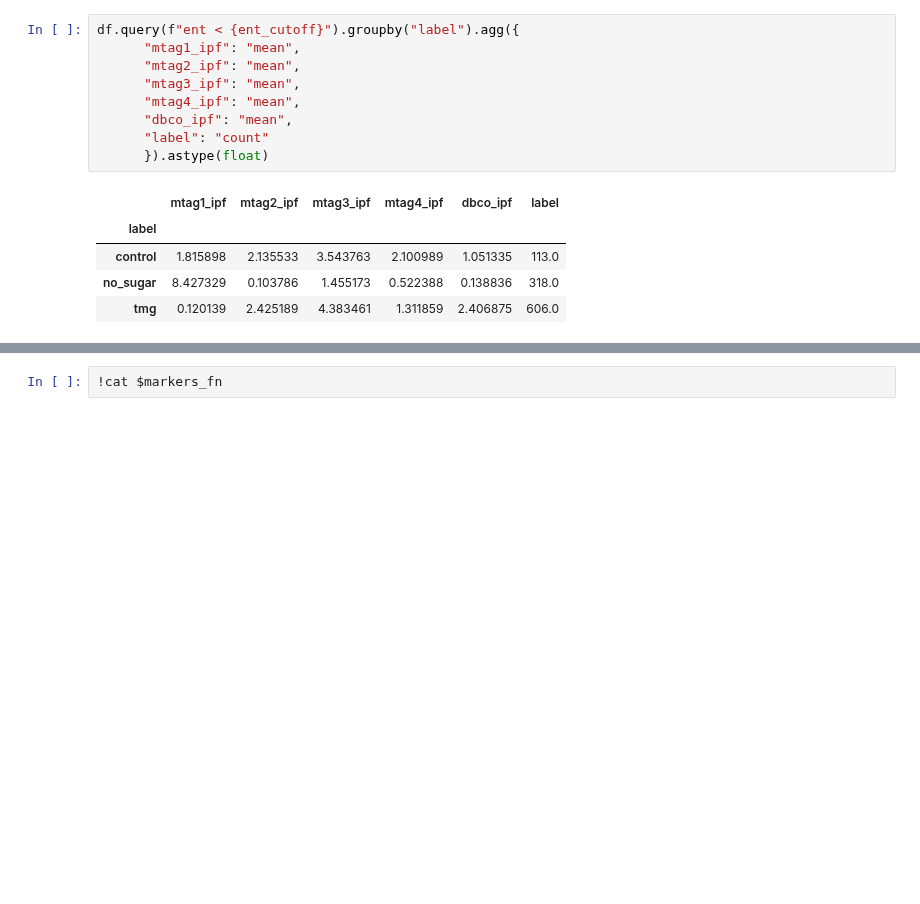
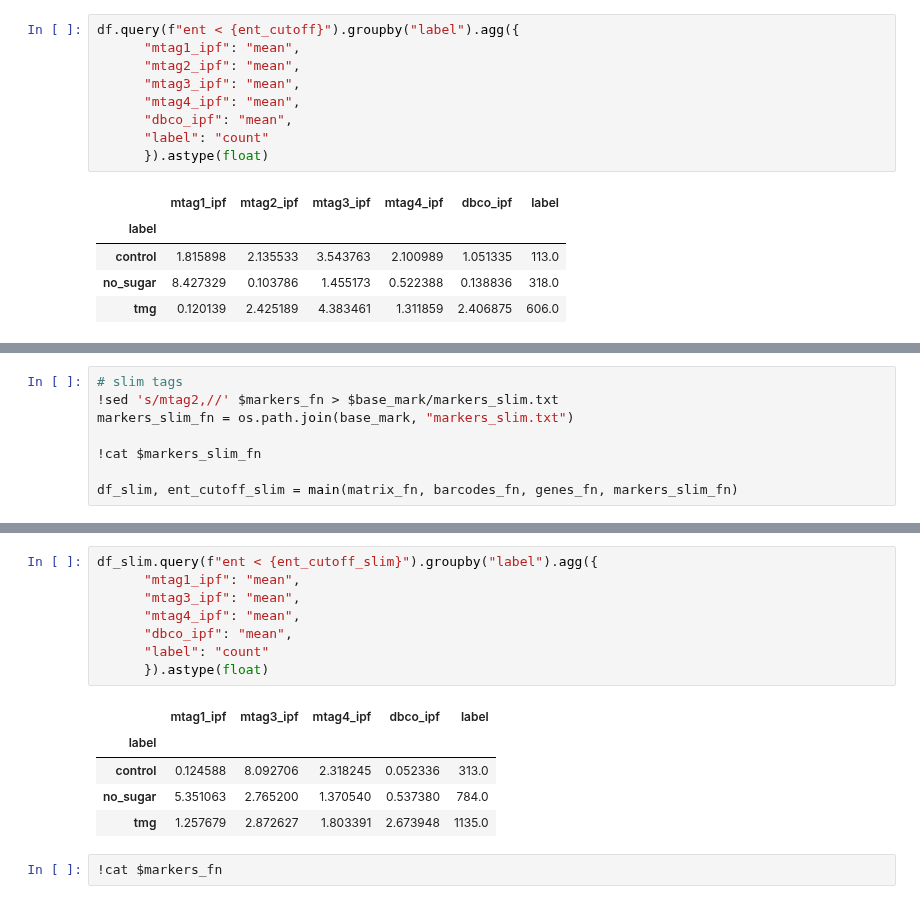
Before and after one commit to sbooeshaghi/azucar, a Jupyter notebook: analysis/293T/obs2/assign.ipynb, the cells around one changed output, grey strips where cells are left out. Cells and saved outputs as stored; diff of their text form; blank space fills up the shorter version.

```diff
--- a/analysis/293T/obs2/assign.ipynb
+++ b/analysis/293T/obs2/assign.ipynb
@@ -2471,0 +2475,8 @@ df.query(f"ent < {ent_cutoff}").groupby("label").agg({
+# %%
+# slim tags
+!sed 's/mtag2,//' $markers_fn > $base_mark/markers_slim.txt
+markers_slim_fn = os.path.join(base_mark, "markers_slim.txt")
+
+!cat $markers_slim_fn
+
+df_slim, ent_cutoff_slim = main(matrix_fn, barcodes_fn, genes_fn, markers_slim_fn)
@@ -2472,3 +2492,17 @@ df.query(f"ent < {ent_cutoff}").groupby("label").agg({
+# %%
+df_slim.query(f"ent < {ent_cutoff_slim}").groupby("label").agg({
+      "mtag1_ipf": "mean",
+      "mtag3_ipf": "mean",
+      "mtag4_ipf": "mean",
+      "dbco_ipf": "mean",
+      "label": "count"
+      }).astype(float)
+# %% [output]
+|  | mtag1_ipf | mtag3_ipf | mtag4_ipf | dbco_ipf | label |
+| label |  |  |  |  |  |
+| control | 0.124588 | 8.092706 | 2.318245 | 0.052336 | 313.0 |
+| no_sugar | 5.351063 | 2.765200 | 1.370540 | 0.537380 | 784.0 |
+| tmg | 1.257679 | 2.872627 | 1.803391 | 2.673948 | 1135.0 |
 # %%
 !cat $markers_fn
 # %% [output]
```
Also changed, not shown: parts of 23 cells of this notebook.
